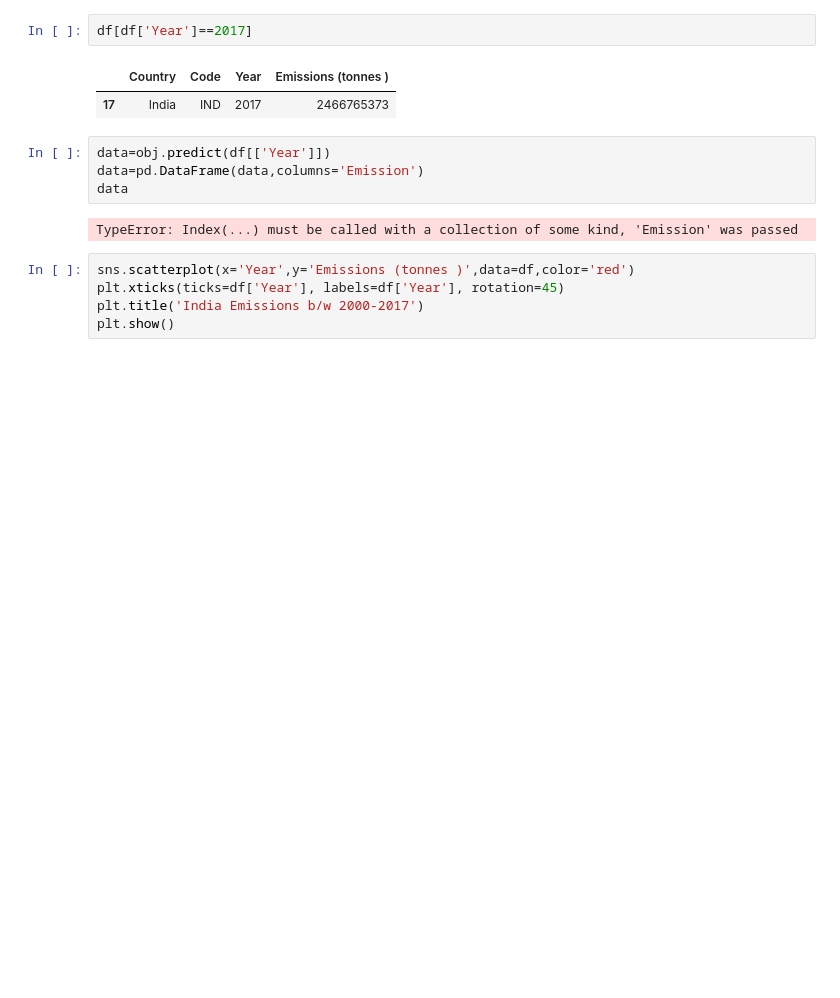
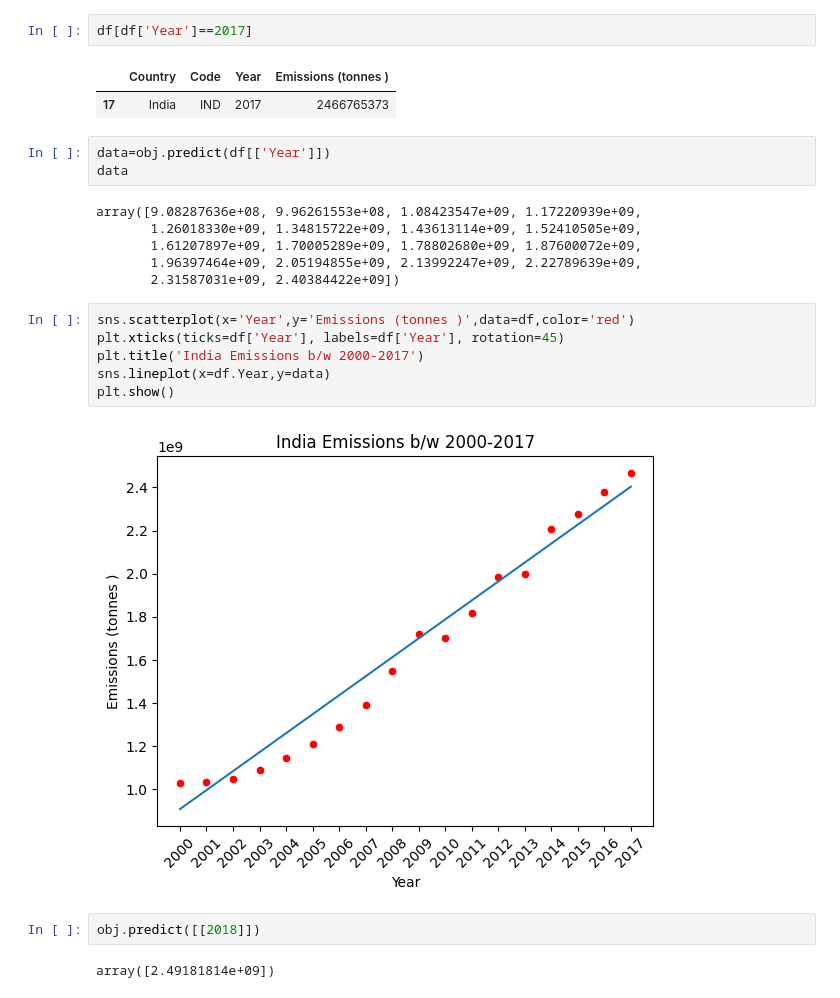
Before and after one commit to abhaygzb15/CO2-Emission-Analysis-and-Prediction, a Jupyter notebook: Prediction Model/India Prediction Model.ipynb, the cells around one changed output. Drawn from its saved outputs; the diff is of its cells as text; blank space fills up the shorter version.

Commit message:
Prediction for 2018-2025

```diff
--- a/Prediction Model/India Prediction Model.ipynb
+++ b/Prediction Model/India Prediction Model.ipynb
@@ -58,12 +60,22 @@ df[df['Year']==2017]
 | 17 | India | IND | 2017 | 2466765373 |
 # %%
 data=obj.predict(df[['Year']])
-data=pd.DataFrame(data,columns='Emission')
 data
 # %% [output]
-TypeError: Index(...) must be called with a collection of some kind, 'Emission' was passed
+array([9.08287636e+08, 9.96261553e+08, 1.08423547e+09, 1.17220939e+09,
+       1.26018330e+09, 1.34815722e+09, 1.43613114e+09, 1.52410505e+09,
+       1.61207897e+09, 1.70005289e+09, 1.78802680e+09, 1.87600072e+09,
+       1.96397464e+09, 2.05194855e+09, 2.13992247e+09, 2.22789639e+09,
+       2.31587031e+09, 2.40384422e+09])
 # %%
 sns.scatterplot(x='Year',y='Emissions (tonnes )',data=df,color='red')
 plt.xticks(ticks=df['Year'], labels=df['Year'], rotation=45)
 plt.title('India Emissions b/w 2000-2017')
+sns.lineplot(x=df.Year,y=data)
 plt.show()
+# %% [output]
+[figure, added]
+# %%
+obj.predict([[2018]])
+# %% [output]
+array([2.49181814e+09])
```
Also changed, not shown: parts of 2 cells of this notebook.
